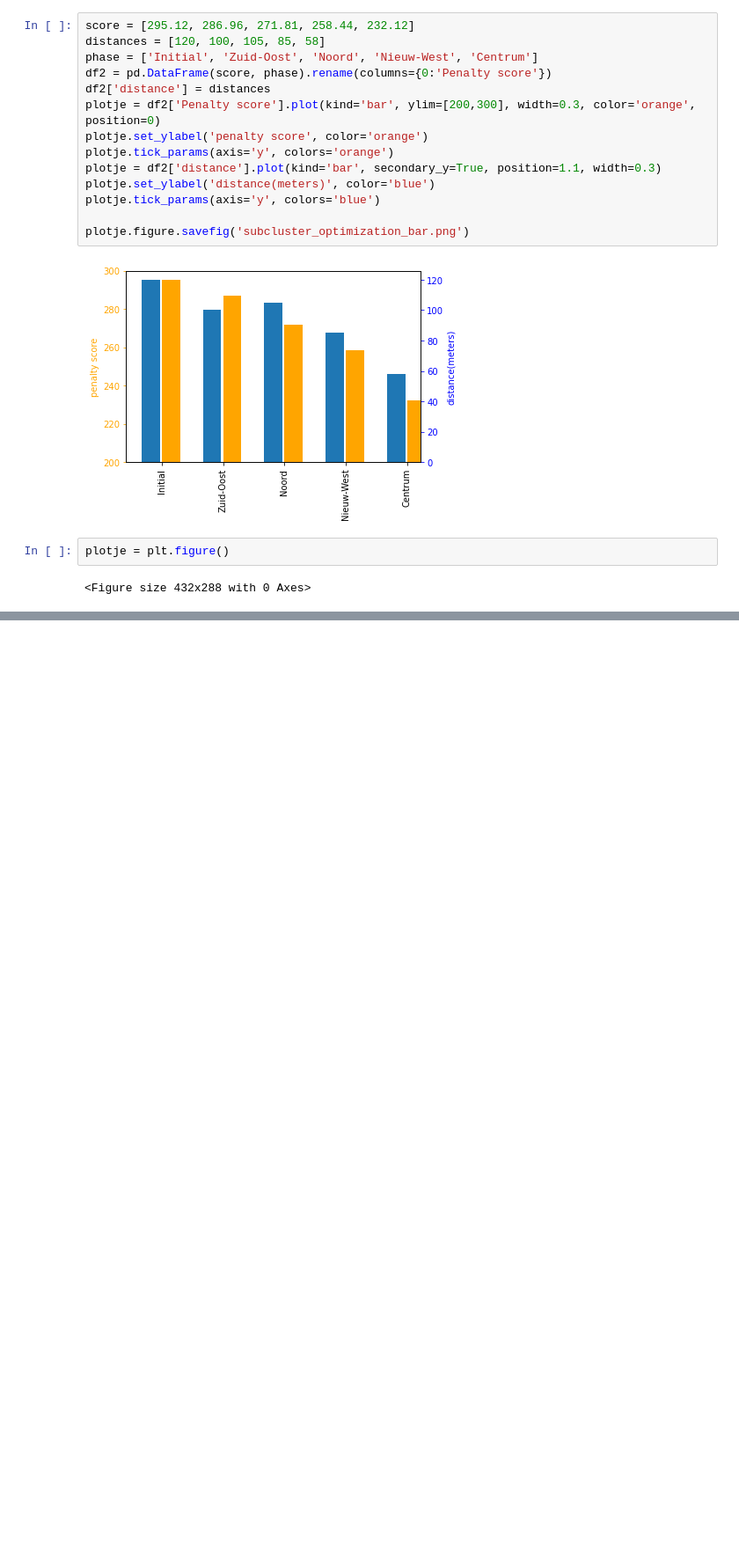
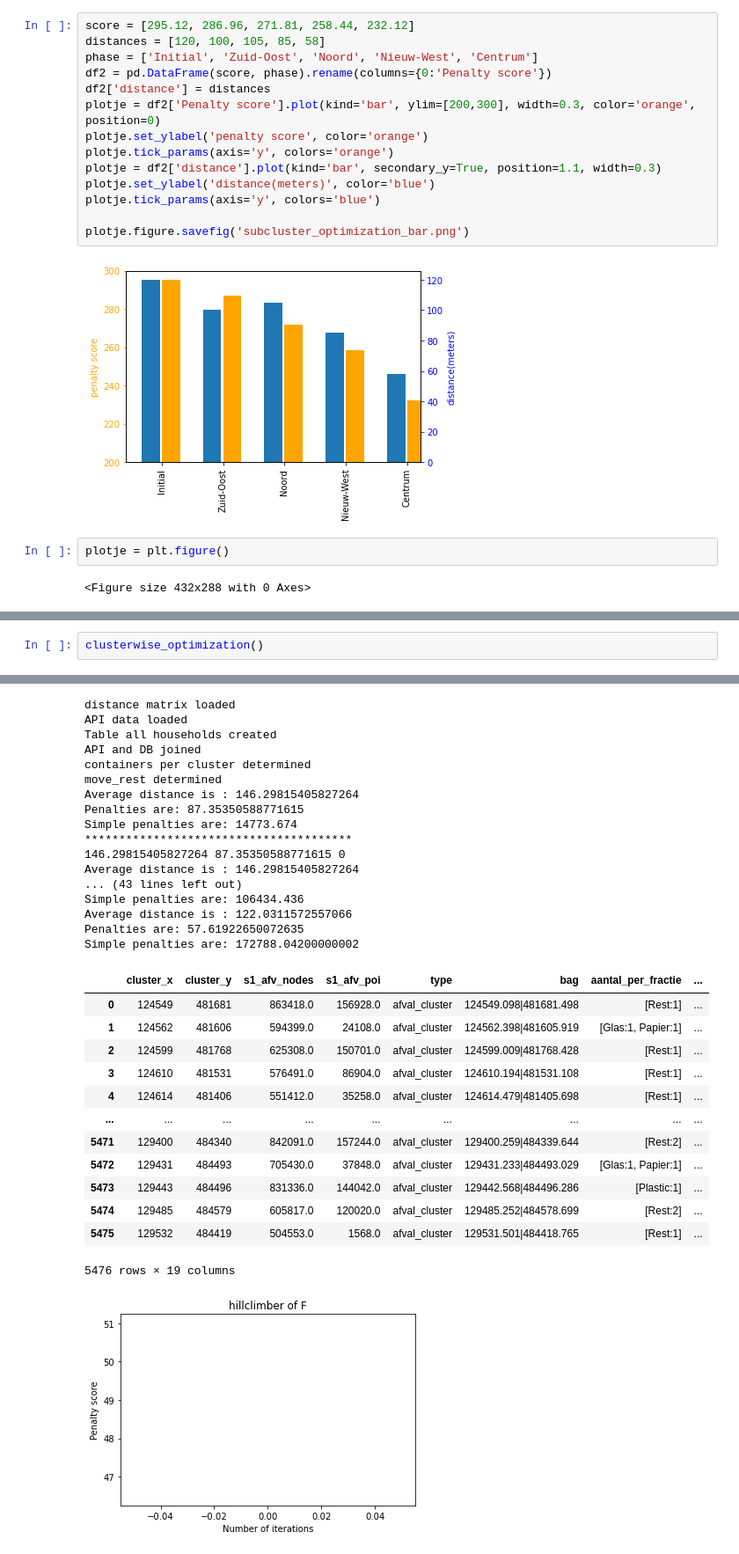
Before and after one commit to corne12345/Amsterdam_carbage_thesis, a Jupyter notebook: Notebooks/20200514 - Improvements of initial coding.ipynb, the cells around one changed output, grey strips where cells are left out. Shown at 88% size. Drawn from its saved outputs; the diff is of its cells as text; blank space fills up the shorter version.

```diff
--- a/Notebooks/20200514 - Improvements of initial coding.ipynb
+++ b/Notebooks/20200514 - Improvements of initial coding.ipynb
@@ -391,0 +414,3 @@ plotje = plt.figure()
+# %%
+clusterwise_optimization()
+# %% [output]
@@ -391,0 +440,31 @@ plotje = plt.figure()
+distance matrix loaded
+API data loaded
+Table all households created
+API and DB joined
+containers per cluster determined
+move_rest determined
+Average distance is : 146.29815405827264
+Penalties are: 87.35350588771615
+Simple penalties are: 14773.674
+***************************************
+146.29815405827264 87.35350588771615 0
+Average distance is : 146.29815405827264
+... (43 lines left out)
+Simple penalties are: 106434.436
+Average distance is : 122.0311572557066
+Penalties are: 57.61922650072635
+Simple penalties are: 172788.04200000002
+|  | cluster_x | cluster_y | s1_afv_nodes | s1_afv_poi | type | bag | aantal_per_fractie | ... |
+| 0 | 124549 | 481681 | 863418.0 | 156928.0 | afval_cluster | 124549.098|481681.498 | [Rest:1] | ... |
+| 1 | 124562 | 481606 | 594399.0 | 24108.0 | afval_cluster | 124562.398|481605.919 | [Glas:1, Papier:1] | ... |
+| 2 | 124599 | 481768 | 625308.0 | 150701.0 | afval_cluster | 124599.009|481768.428 | [Rest:1] | ... |
+| 3 | 124610 | 481531 | 576491.0 | 86904.0 | afval_cluster | 124610.194|481531.108 | [Rest:1] | ... |
+| 4 | 124614 | 481406 | 551412.0 | 35258.0 | afval_cluster | 124614.479|481405.698 | [Rest:1] | ... |
+| ... | ... | ... | ... | ... | ... | ... | ... | ... |
+| 5471 | 129400 | 484340 | 842091.0 | 157244.0 | afval_cluster | 129400.259|484339.644 | [Rest:2] | ... |
+| 5472 | 129431 | 484493 | 705430.0 | 37848.0 | afval_cluster | 129431.233|484493.029 | [Glas:1, Papier:1] | ... |
+| 5473 | 129443 | 484496 | 831336.0 | 144042.0 | afval_cluster | 129442.568|484496.286 | [Plastic:1] | ... |
+| 5474 | 129485 | 484579 | 605817.0 | 120020.0 | afval_cluster | 129485.252|484578.699 | [Rest:2] | ... |
+| 5475 | 129532 | 484419 | 504553.0 | 1568.0 | afval_cluster | 129531.501|484418.765 | [Rest:1] | ... |
+5476 rows × 19 columns
+[figure, added]
```
Also changed, not shown: parts of 10 cells of this notebook, 46 other files.
